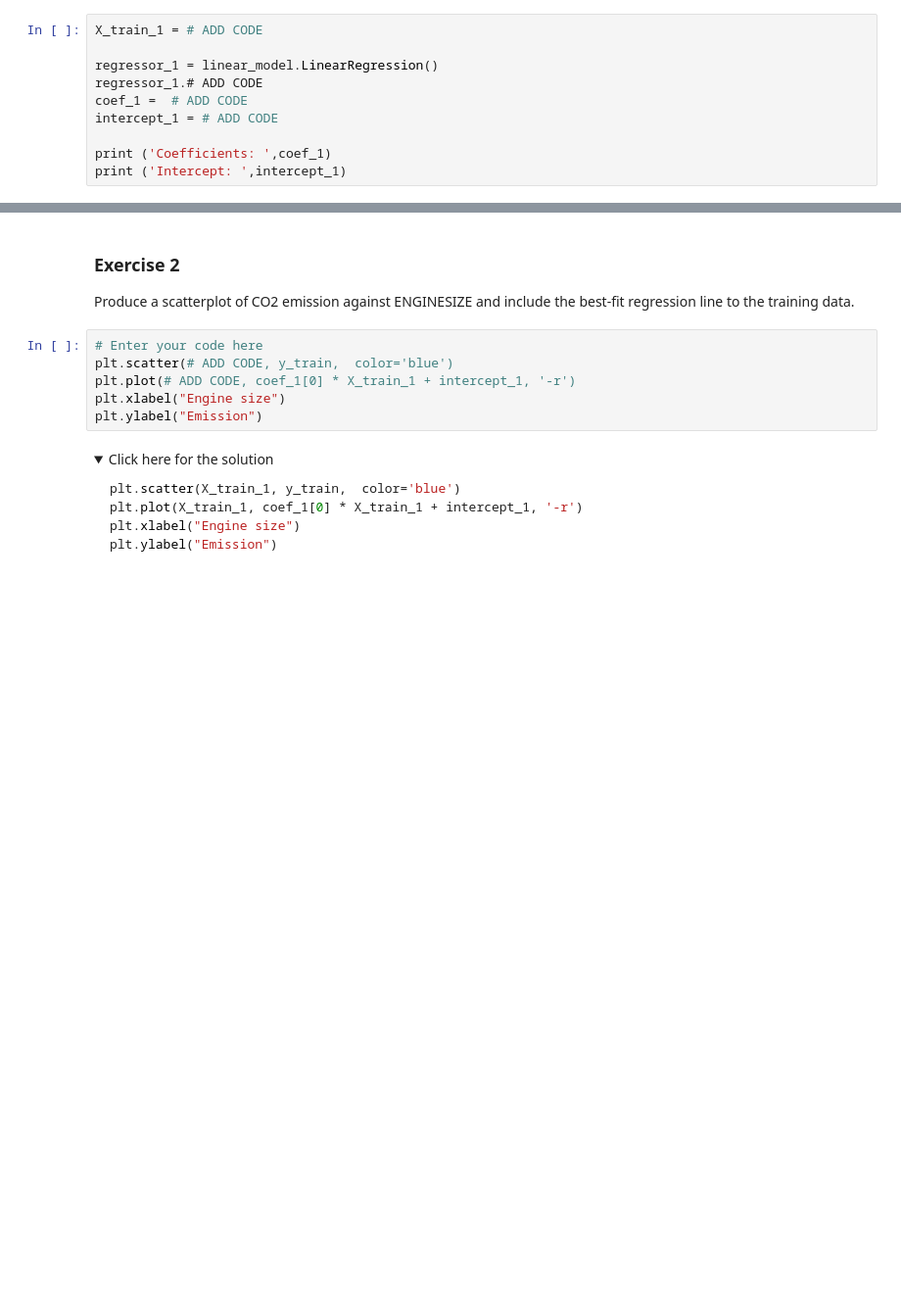
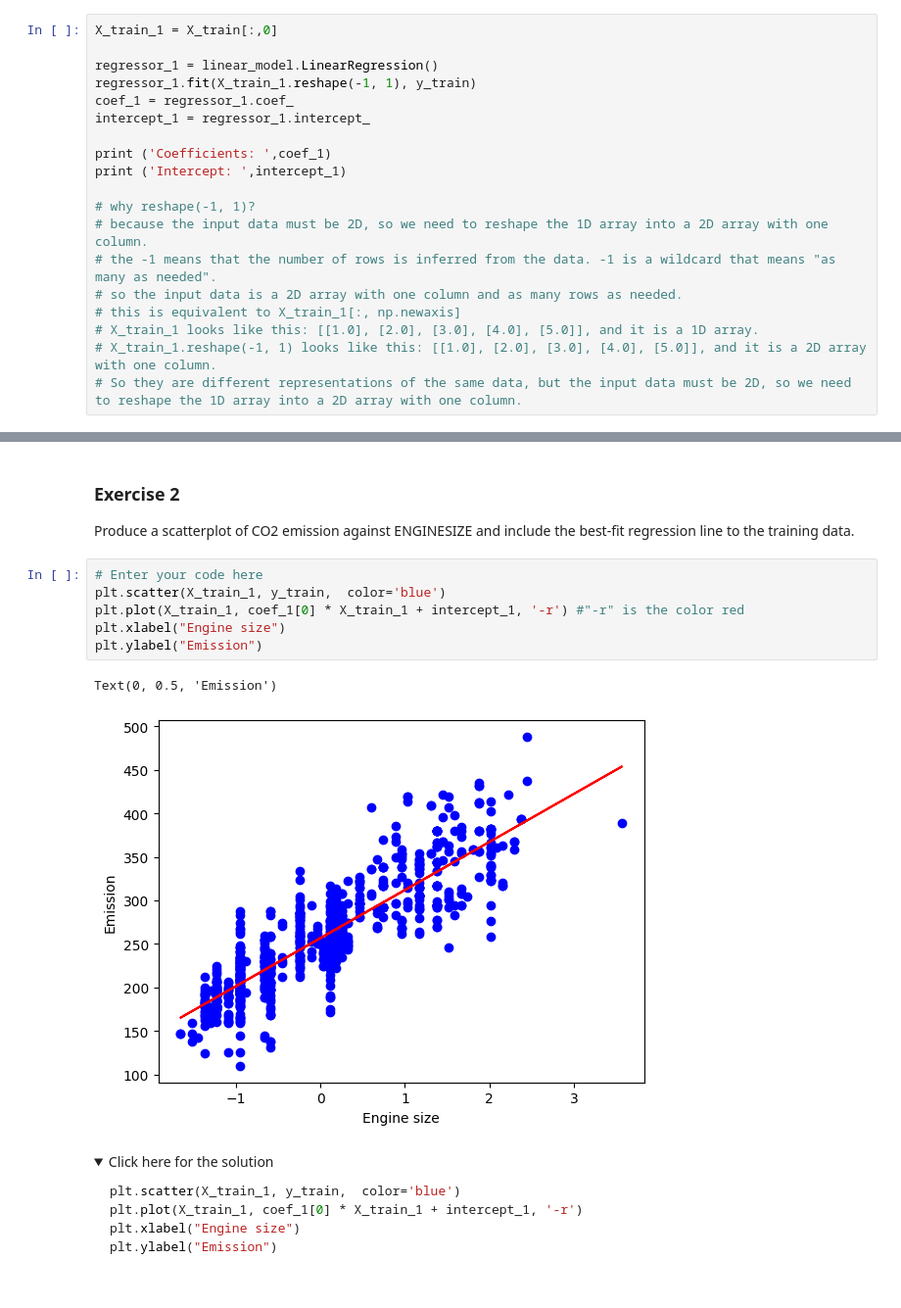
Before and after one commit to xudaiyanzi/mlAlgorithm, a Jupyter notebook: Mulitple-Linear-Regression-v1.ipynb, the cells around one changed output, grey strips where cells are left out. Shown at 98% size. Saved outputs shown, nothing was run; the diff lists cells and outputs as text; folded sections open; blank space fills up the shorter version.

```diff
--- a/Mulitple-Linear-Regression-v1.ipynb
+++ b/Mulitple-Linear-Regression-v1.ipynb
@@ -257,12 +314,21 @@ Evidently, the solution is incredibly poor because the model is trying to fit a
 ### Exercise 1
 Determine and print the parameters for the best-fit linear regression line for CO2 emission with respect to engine size.
 # %%
-X_train_1 = # ADD CODE
+X_train_1 = X_train[:,0]
 
 regressor_1 = linear_model.LinearRegression()
-regressor_1.# ADD CODE
-coef_1 =  # ADD CODE
-intercept_1 = # ADD CODE
+regressor_1.fit(X_train_1.reshape(-1, 1), y_train)
+coef_1 = regressor_1.coef_
+intercept_1 = regressor_1.intercept_
 
 print ('Coefficients: ',coef_1)
 print ('Intercept: ',intercept_1)
+
+# why reshape(-1, 1)?
+# because the input data must be 2D, so we need to reshape the 1D array into a 2D array with one column.
+# the -1 means that the number of rows is inferred from the data. -1 is a wildcard that means "as many as needed".
+# so the input data is a 2D array with one column and as many rows as needed.
+# this is equivalent to X_train_1[:, np.newaxis]
+# X_train_1 looks like this: [[1.0], [2.0], [3.0], [4.0], [5.0]], and it is a 1D array.
+# X_train_1.reshape(-1, 1) looks like this: [[1.0], [2.0], [3.0], [4.0], [5.0]], and it is a 2D array with one column.
+# So they are different representations of the same data, but the input data must be 2D, so we need to reshape the 1D array into a 2D array with one column.
@@ -287,10 +356,13 @@ print ('Intercept: ',intercept_1)
 Produce a scatterplot of CO2 emission against ENGINESIZE and include the best-fit regression line to the training data.
 # %%
 # Enter your code here
-plt.scatter(# ADD CODE, y_train,  color='blue')
-plt.plot(# ADD CODE, coef_1[0] * X_train_1 + intercept_1, '-r')
+plt.scatter(X_train_1, y_train,  color='blue')
+plt.plot(X_train_1, coef_1[0] * X_train_1 + intercept_1, '-r') #"-r" is the color red
 plt.xlabel("Engine size")
 plt.ylabel("Emission")
+# %% [output]
+Text(0, 0.5, 'Emission')
+[figure, added]
 # %% [markdown]
 <details><summary>Click here for the solution</summary>
 
```
Also changed, not shown: parts of 16 cells of this notebook.
